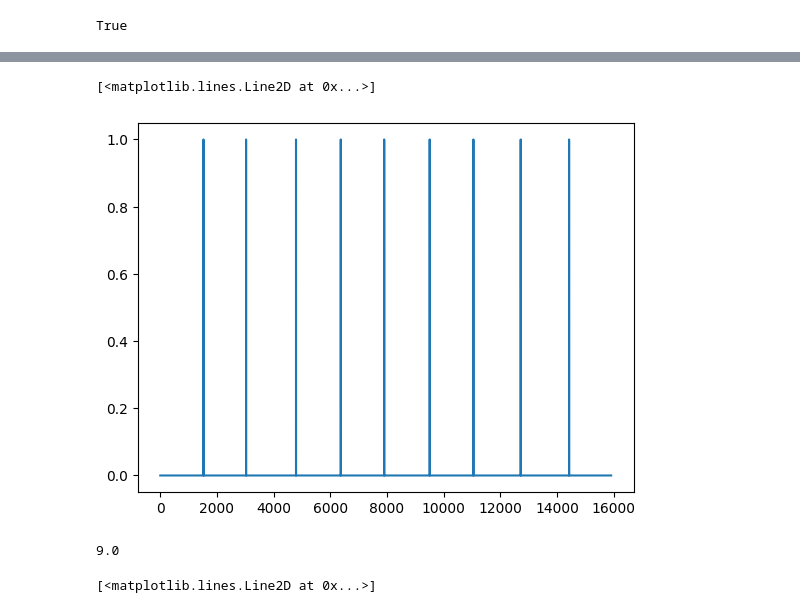
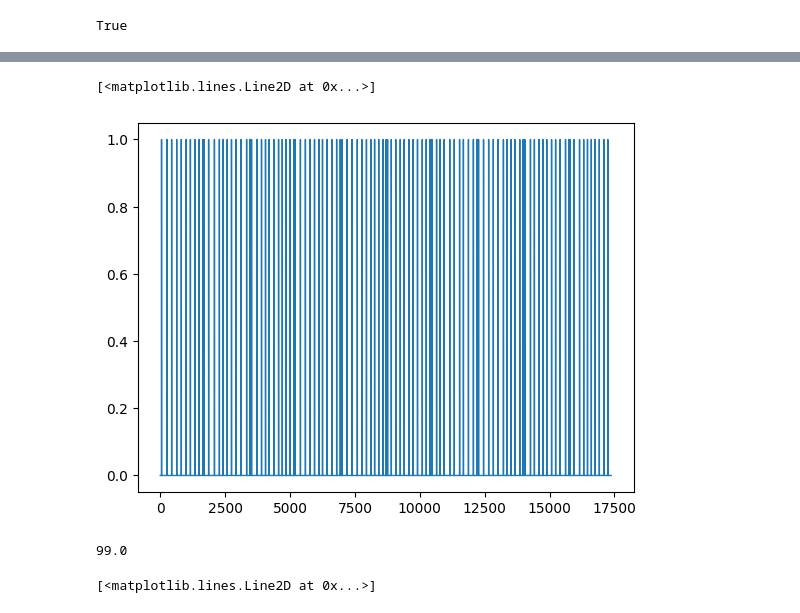
Before and after one commit to MikelElorza/Data-analysis, a Jupyter notebook: Narrow field/Imaging/Imaging_with_markers.ipynb, the cells around one changed output, grey strips where cells are left out. Drawn from its saved outputs; the diff is of its cells as text; code cells hidden in the pictures.

```diff
--- a/Narrow field/Imaging/Imaging_with_markers.ipynb
+++ b/Narrow field/Imaging/Imaging_with_markers.ipynb
@@ -39,17 +37,17 @@ markers_Bool*
 # %%
 d=np.array([])
 for i in ch:
     if sn.unfold.isMarker(i):
-        d=np.append(d,1*sn.unfold.markers(i)[0])
+        d=np.append(d,1*sn.unfold.markers(i)[1])
     d=np.append(d,0)
-plt.plot(d)
+plt.plot(d,linewidth=1)
 # %% [output]
 [<matplotlib.lines.Line2D at 0x...>]
-[figure, old version]
+[figure, new version]
 # %%
 np.sum(d)
 # %% [output]
-9.0
+99.0
 # %%
 plt.plot(sn.raw.markers(data)[0][0:100])
 # %% [output]
```
Also changed, not shown: parts of 4 cells of this notebook.
